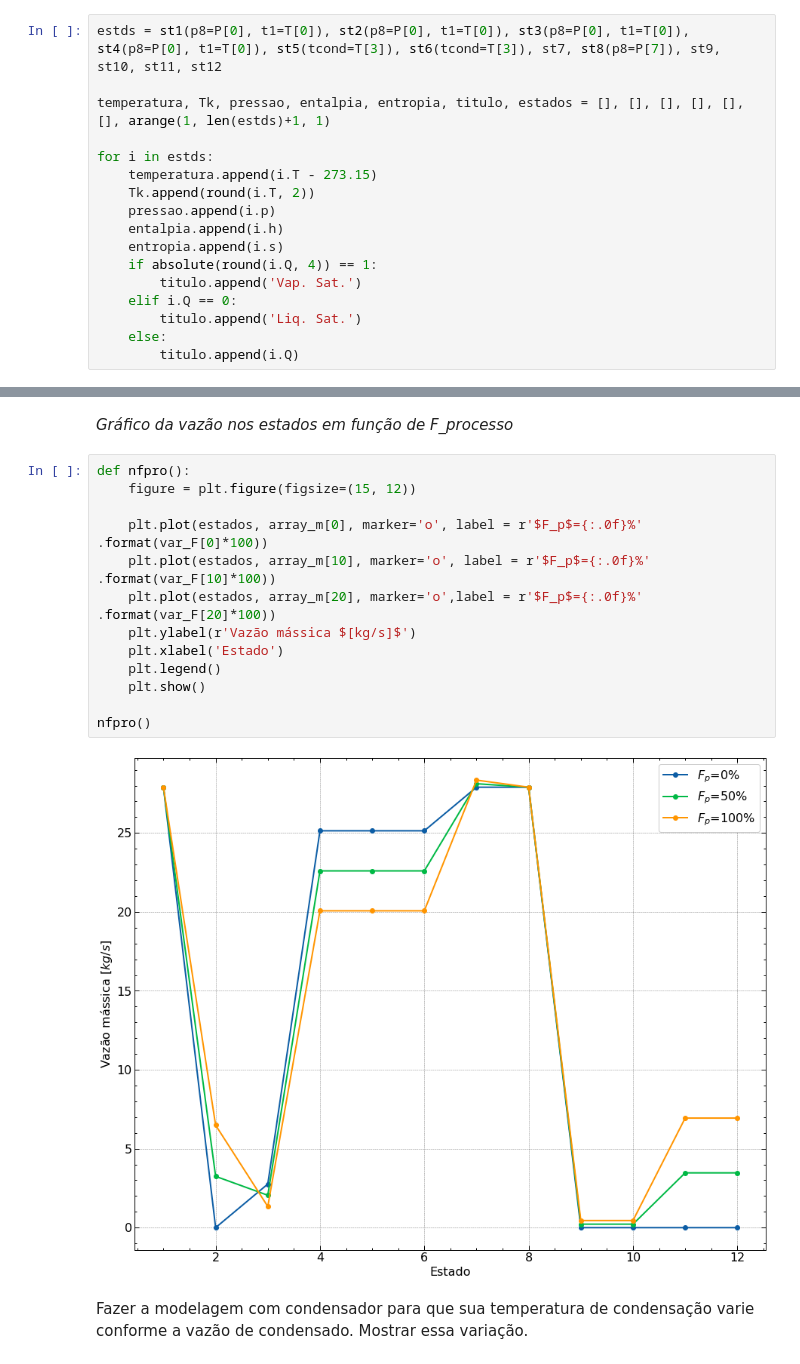
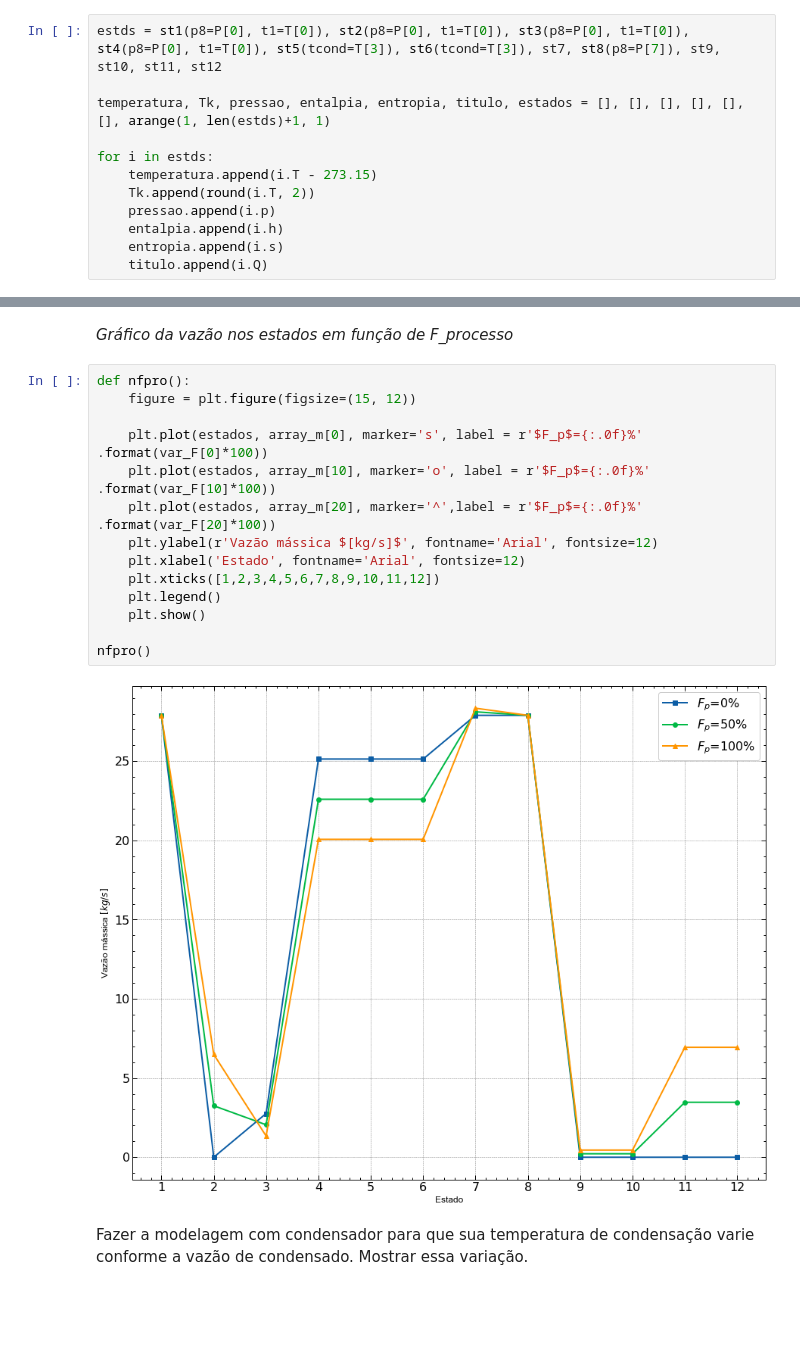
Before and after one commit to luaneng/gdv, a Jupyter notebook: projeto/main.ipynb, the cells around one changed output, grey strips where cells are left out. Saved outputs shown, nothing was run; the diff lists cells and outputs as text; blank space fills up the shorter version.

```diff
--- a/projeto/main.ipynb
+++ b/projeto/main.ipynb
@@ -200,12 +200,7 @@ for i in estds:
     pressao.append(i.p)
     entalpia.append(i.h)
     entropia.append(i.s)
-    if absolute(round(i.Q, 4)) == 1:
-        titulo.append('Vap. Sat.')
-    elif i.Q == 0:
-        titulo.append('Liq. Sat.')
-    else:
-        titulo.append(i.Q)
+    titulo.append(i.Q)
 # %% [markdown]
 ## Resolvendo o sistema de equação das vazões ##
 # %% [markdown]
@@ -548,18 +543,19 @@ _Gráfico da vazão nos estados em função de F_processo_
 # %%
 def nfpro():
     figure = plt.figure(figsize=(15, 12))
 
-    plt.plot(estados, array_m[0], marker='o', label = r'$F_p$={:.0f}%' .format(var_F[0]*100))
+    plt.plot(estados, array_m[0], marker='s', label = r'$F_p$={:.0f}%' .format(var_F[0]*100))
     plt.plot(estados, array_m[10], marker='o', label = r'$F_p$={:.0f}%' .format(var_F[10]*100))
-    plt.plot(estados, array_m[20], marker='o',label = r'$F_p$={:.0f}%' .format(var_F[20]*100))
-    plt.ylabel(r'Vazão mássica $[kg/s]$')
-    plt.xlabel('Estado')
+    plt.plot(estados, array_m[20], marker='^',label = r'$F_p$={:.0f}%' .format(var_F[20]*100))
+    plt.ylabel(r'Vazão mássica $[kg/s]$', fontname='Arial', fontsize=12)
+    plt.xlabel('Estado', fontname='Arial', fontsize=12)
+    plt.xticks([1,2,3,4,5,6,7,8,9,10,11,12])
     plt.legend()
     plt.show()
 
 nfpro()
 # %% [output]
-[figure, old version]
+[figure, new version]
 # %% [markdown]
 Fazer a modelagem com condensador para que sua temperatura de condensação
 varie conforme a vazão de condensado. Mostrar essa variação.
```
Also changed, not shown: parts of 8 cells of this notebook.
